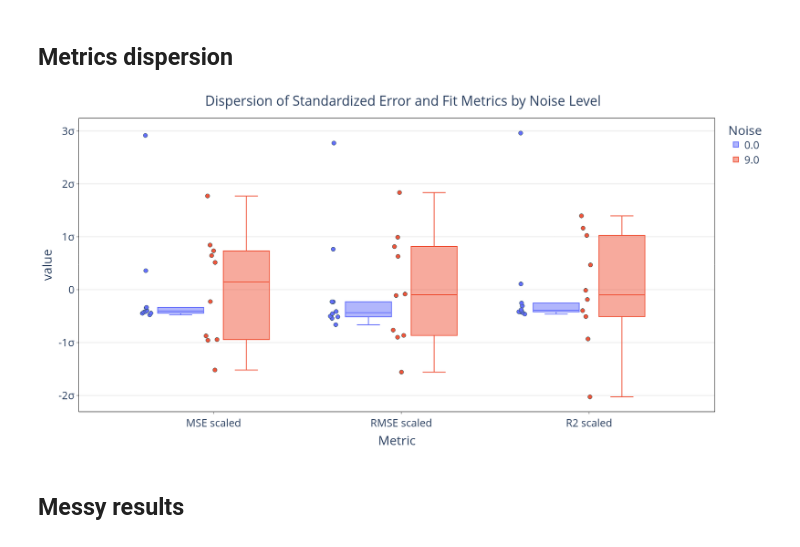
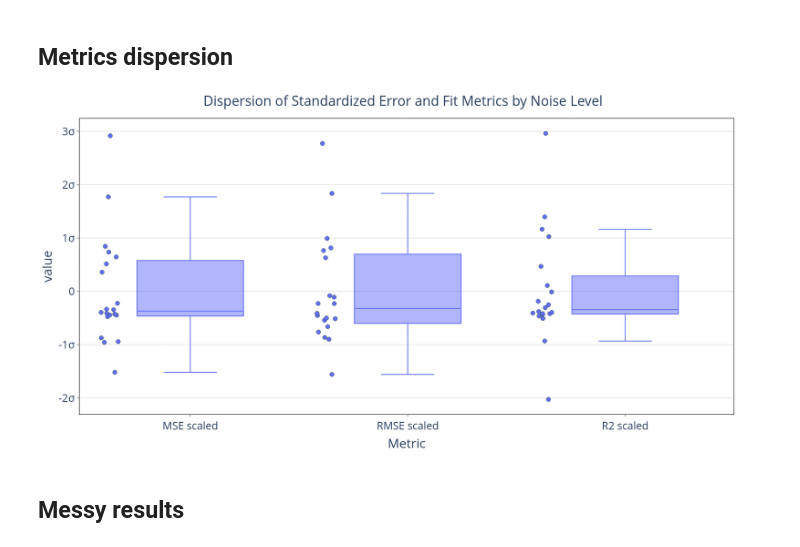
Before and after one commit to 4df31/QD-Biexciton-cascade-and-polarization-orientation-effect-on-QKD-protocol-E91, a Jupyter notebook: Plots.ipynb, the cells around one changed output. Saved outputs shown, nothing was run; the diff lists cells and outputs as text; code cells hidden in the pictures.

Commit message:
reviewed Plots notebook

```diff
--- a/Plots.ipynb
+++ b/Plots.ipynb
@@ -200,5 +200,6 @@ scaled_results.loc[mask_9, ['R2 scaled', 'RMSE scaled', 'MSE scaled']] = scaler_
 scaled_results = scaled_results.astype(float)
 # %%
 results_df = pd.concat([results, scaled_results], axis=1)
-results_df.describe()
+results_df = pd.concat([scaled_results], axis=1)
+results_df.head()
 # %% [output]
@@ -220,7 +227,7 @@ tick_labels = ['0' if val == 0 else f'{val}σ' for val in tick_values]
 fig = px.box(results_df,
        y = ['MSE scaled', 'RMSE scaled','R2 scaled'],
        points='all',
-             color='Noise',
+    #color='Noise',
        height = 844,
        width = 1500,
             )
@@ -232,34 +239,34 @@ fig.update_layout(
         'text': "Dispersion of Standardized Error and Fit Metrics by Noise Level",
         'font': {'size': 32},
         'x' :0.5
     },
     font=dict(size=25),
     plot_bgcolor='white',
     paper_bgcolor='white'
 )
 fig.update_xaxes(
     mirror=True,
     ticks='outside',
     showline=True,
     linecolor='black',
     title_text='Metric',
 )
 fig.update_yaxes(
     mirror=True,
     ticks='outside',
     showline=True,
     zeroline=True,
     zerolinecolor='LightGray',
     zerolinewidth=1,
     linecolor='black',
     gridcolor='lightgrey',
     tickmode='array', # Explicitly set tickmode to 'array'
     tickvals=tick_values,
     ticktext=tick_labels,
 )
 fig.show()
 # %% [output]
-[figure, old version]
+[figure, new version]
 # %% [markdown]
 ## Messy results
 # %% [markdown]
```
Also changed, not shown: parts of 5 cells of this notebook, 1 other file.
